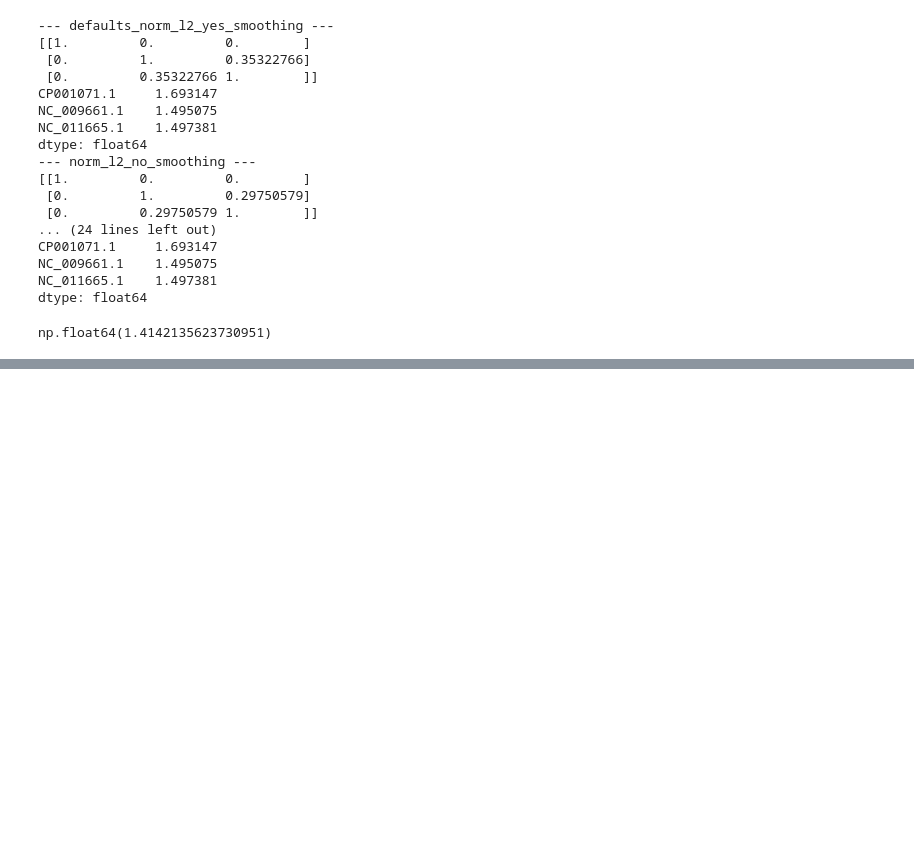
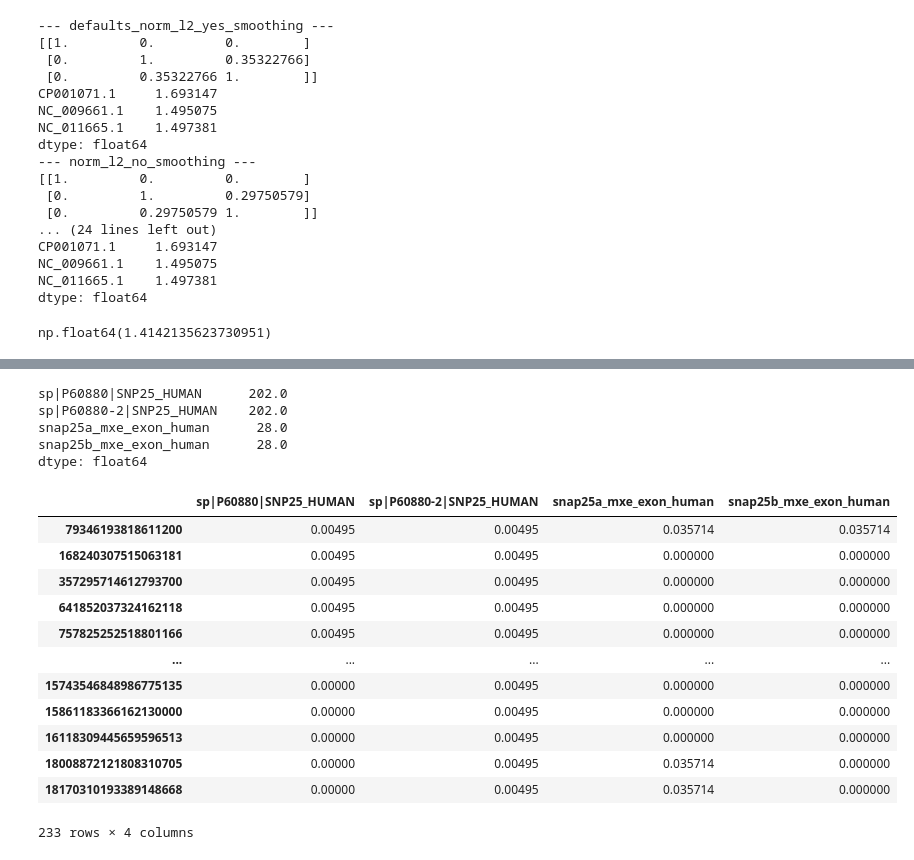
Before and after one commit to seanome/2024-sourmash-branchwater-tf-idf, a Jupyter notebook: notebooks/01-prob_overlap_and_tf-idf.ipynb, the cells around one changed output, grey strips where cells are left out. Cells and saved outputs as stored; diff of their text form; code cells hidden in the pictures; blank space fills up the shorter version.

```diff
--- a/notebooks/01-prob_overlap_and_tf-idf.ipynb
+++ b/notebooks/01-prob_overlap_and_tf-idf.ipynb
@@ -453,0 +522,18 @@ np.float64(1.4142135623730951)
+# %%
+sigfile = f"{testdata}/snap25.protein.k5.sig"
+
+
+def make_hashval_series(sig):
+    hashes = pd.Series(
+        sig.minhash.get_mins(with_abundance=True), name=sig.name.split()[0]
+    )
+    return hashes
+
+
+sigs = list(
+    sourmash.load_file_as_signatures(sigfile, select_moltype="protein", ksize=5)
+)
+
+hashval_seriess = [make_hashval_series(sig) for sig in sigs]
+len(hashval_seriess)
+hashval_seriess[0]
@@ -453,0 +553,6 @@ np.float64(1.4142135623730951)
+# %%
+%%time
+
+snap25_hashvals = pd.concat(hashval_seriess, axis=1).fillna(0)
+print(snap25_hashvals.shape)
+snap25_hashvals.head()
@@ -453,0 +569,26 @@ np.float64(1.4142135623730951)
+# %%
+snap25_n_hashvals_per_sample = snap25_hashvals.sum()
+snap25_n_hashvals_per_sample
+# %% [output]
+sp|P60880|SNP25_HUMAN      202.0
+sp|P60880-2|SNP25_HUMAN    202.0
+snap25a_mxe_exon_human      28.0
+snap25b_mxe_exon_human      28.0
+dtype: float64
+# %%
+snap25_freqs = snap25_hashvals / snap25_hashvals.sum()
+snap25_freqs
+# %% [output]
+|  | sp|P60880|SNP25_HUMAN | sp|P60880-2|SNP25_HUMAN | snap25a_mxe_exon_human | snap25b_mxe_exon_human |
+| 79346193818611200 | 0.00495 | 0.00495 | 0.035714 | 0.035714 |
+| 168240307515063181 | 0.00495 | 0.00495 | 0.000000 | 0.000000 |
+| 357295714612793700 | 0.00495 | 0.00495 | 0.000000 | 0.000000 |
+| 641852037324162118 | 0.00495 | 0.00495 | 0.000000 | 0.000000 |
+| 757825252518801166 | 0.00495 | 0.00495 | 0.000000 | 0.000000 |
+| ... | ... | ... | ... | ... |
+| 15743546848986775135 | 0.00000 | 0.00495 | 0.000000 | 0.000000 |
+| 15861183366162130000 | 0.00000 | 0.00495 | 0.000000 | 0.000000 |
+| 16118309445659596513 | 0.00000 | 0.00495 | 0.000000 | 0.000000 |
+| 18008872121808310705 | 0.00000 | 0.00495 | 0.035714 | 0.000000 |
+| 18170310193389148668 | 0.00000 | 0.00495 | 0.035714 | 0.000000 |
+233 rows × 4 columns
```
Also changed, not shown: parts of 35 cells of this notebook.
